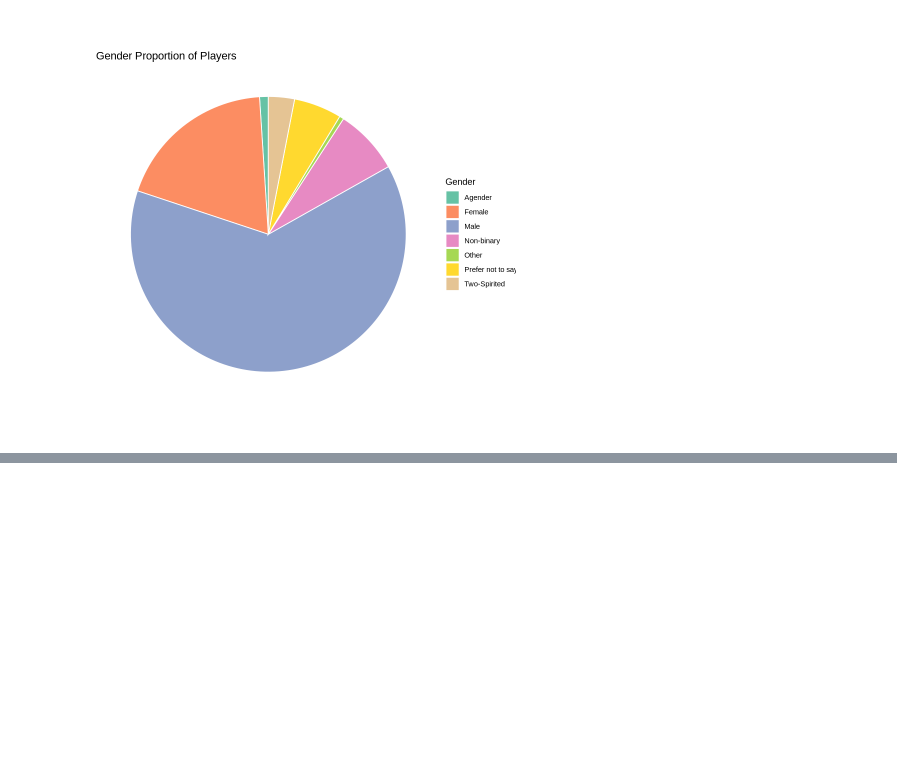
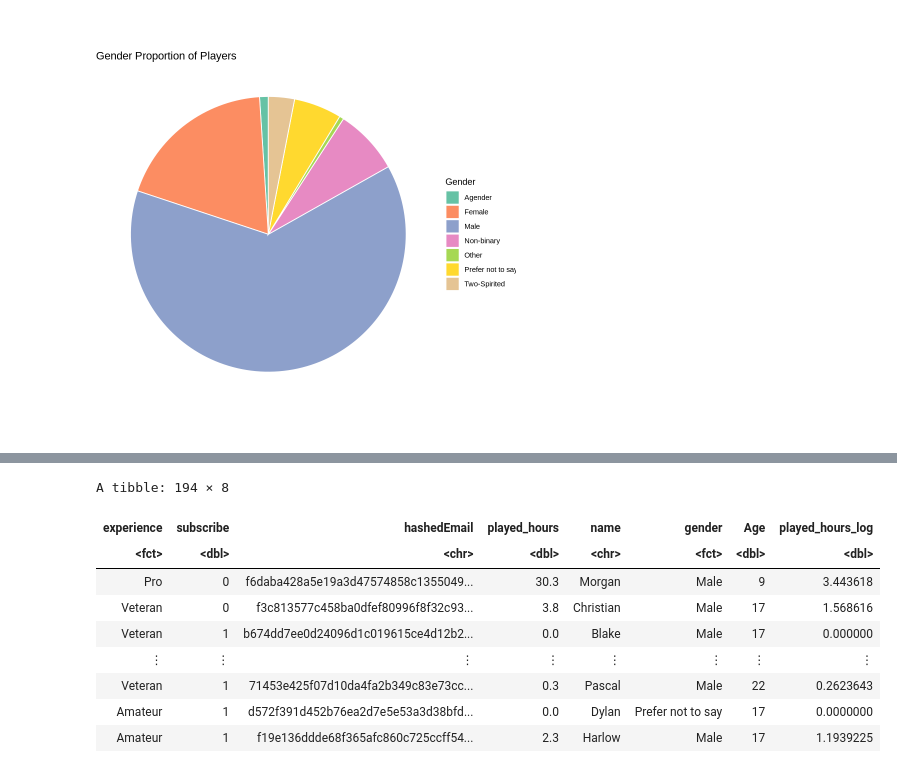
Before and after one commit to Headphonizer/UBC-Data-Science-Group-24, a Jupyter notebook: Group Project.ipynb, the cells around one changed output, grey strips where cells are left out. Cells and saved outputs as stored; diff of their text form; code cells hidden in the pictures; blank space fills up the shorter version.

```diff
--- a/Group Project.ipynb
+++ b/Group Project.ipynb
@@ -133,3 +134,29 @@ ggplot(gender_counts, aes(x="", y= count, fill=gender))+
     scale_fill_brewer(palette="Set2")
 # %% [output]
 [figure]
+# %%
+
+# Convert categorical variables
+clean_data <- clean_data |>
+  filter(subscribe %in% c(TRUE, FALSE)) |>
+  mutate(
+    subscribe = as.numeric(subscribe),
+    experience = factor(experience),
+    gender = factor(gender)
+  )
+#changing T/F values from 1,2 to 0 1
+clean_data <- clean_data |>
+  mutate(
+    subscribe = ifelse(subscribe == 2, 0,
+                       ifelse(subscribe == 1, 1, NA)),
+    experience = factor(experience),
+    gender = factor(gender)
+  )
+
+clean_data$played_hours_log <- log1p(clean_data$played_hours)
+
+logit_model <- glm(subscribe ~ experience + gender + played_hours + Age,
+                   data = clean_data,
+                   family = binomial)
+
+summary(logit_model)
@@ -135,0 +181,13 @@ ggplot(gender_counts, aes(x="", y= count, fill=gender))+
+# %%
+clean_data
+# %% [output]
+A tibble: 194 × 8
+| experience | subscribe | hashedEmail | played_hours | name | gender | Age | played_hours_log |
+| <fct> | <dbl> | <chr> | <dbl> | <chr> | <fct> | <dbl> | <dbl> |
+| Pro | 0 | f6daba428a5e19a3d47574858c1355049... | 30.3 | Morgan | Male | 9 | 3.443618 |
+| Veteran | 0 | f3c813577c458ba0dfef80996f8f32c93... | 3.8 | Christian | Male | 17 | 1.568616 |
+| Veteran | 1 | b674dd7ee0d24096d1c019615ce4d12b2... | 0.0 | Blake | Male | 17 | 0.000000 |
+| ⋮ | ⋮ | ⋮ | ⋮ | ⋮ | ⋮ | ⋮ | ⋮ |
+| Veteran | 1 | 71453e425f07d10da4fa2b349c83e73cc... | 0.3 | Pascal | Male | 22 | 0.2623643 |
+| Amateur | 1 | d572f391d452b76ea2d7e5e53a3d38bfd... | 0.0 | Dylan | Prefer not to say | 17 | 0.0000000 |
+| Amateur | 1 | f19e136ddde68f365afc860c725ccff54... | 2.3 | Harlow | Male | 17 | 1.1939225 |
```
Also changed, not shown: parts of 2 cells of this notebook.
